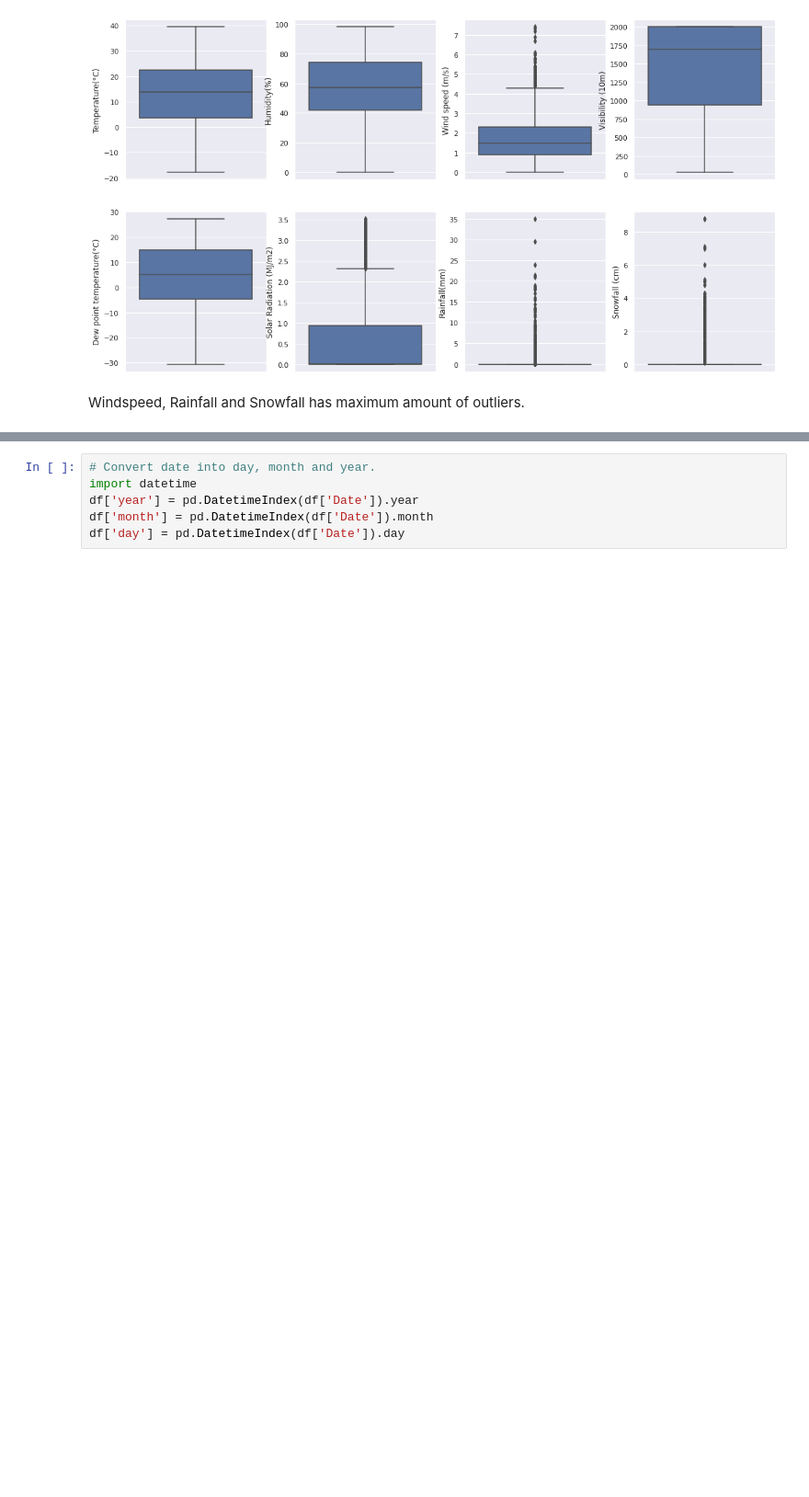
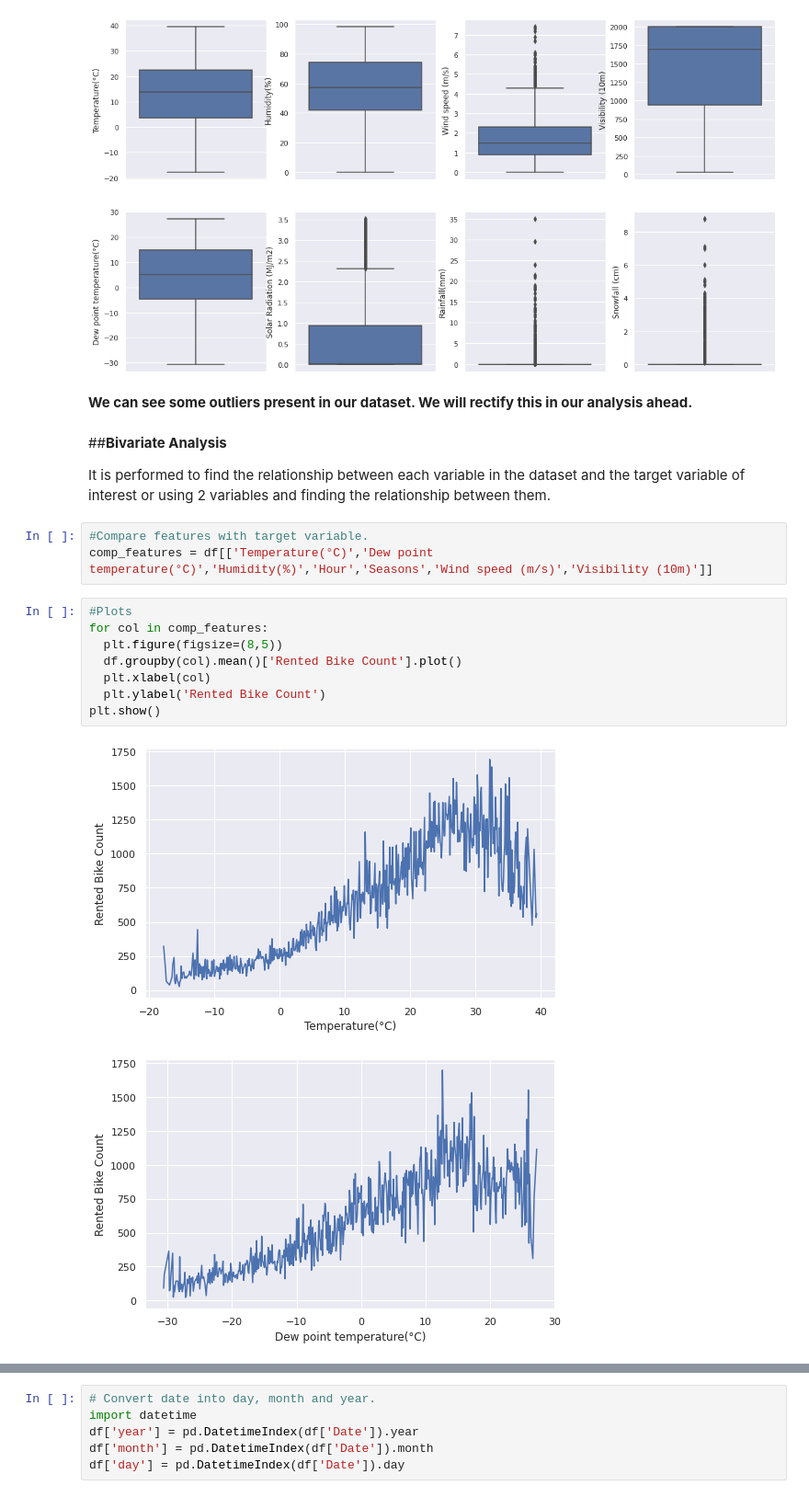
Before and after one commit to handetushar/Bike-Sharing-Demand-Prediction, a Jupyter notebook: Bike_Sharing_Demand_Prediction_Capstone_Project.ipynb, the cells around one changed output, grey strips where cells are left out. Shown at 92% size. Saved outputs shown, nothing was run; the diff lists cells and outputs as text; blank space fills up the shorter version.

```diff
--- a/Bike_Sharing_Demand_Prediction_Capstone_Project.ipynb
+++ b/Bike_Sharing_Demand_Prediction_Capstone_Project.ipynb
@@ -199,5 +280,23 @@ sns.boxplot(y=df['Snowfall (cm)'])
 # %% [output]
 <matplotlib.axes._subplots.AxesSubplot at 0x...>
 [figure]
-# %% [markdown]
-Windspeed, Rainfall and Snowfall has maximum amount of outliers.
+# %% [markdown]
+**We can see some outliers present in our dataset. We will rectify this in our analysis ahead.**
+# %% [markdown]
+##**Bivariate Analysis**
+
+It is performed to find the relationship between each variable in the dataset and the target variable of interest or using 2 variables and finding the relationship between them.
+# %%
+#Compare features with target variable.
+comp_features = df[['Temperature(°C)','Dew point temperature(°C)','Humidity(%)','Hour','Seasons','Wind speed (m/s)','Visibility (10m)']]
+# %%
+#Plots
+for col in comp_features:
+  plt.figure(figsize=(8,5))
+  df.groupby(col).mean()['Rented Bike Count'].plot()
+  plt.xlabel(col)
+  plt.ylabel('Rented Bike Count')
+plt.show()
+# %% [output]
+[figure, added]
+[figure, added]
```
Also changed, not shown: parts of 54 cells of this notebook.
